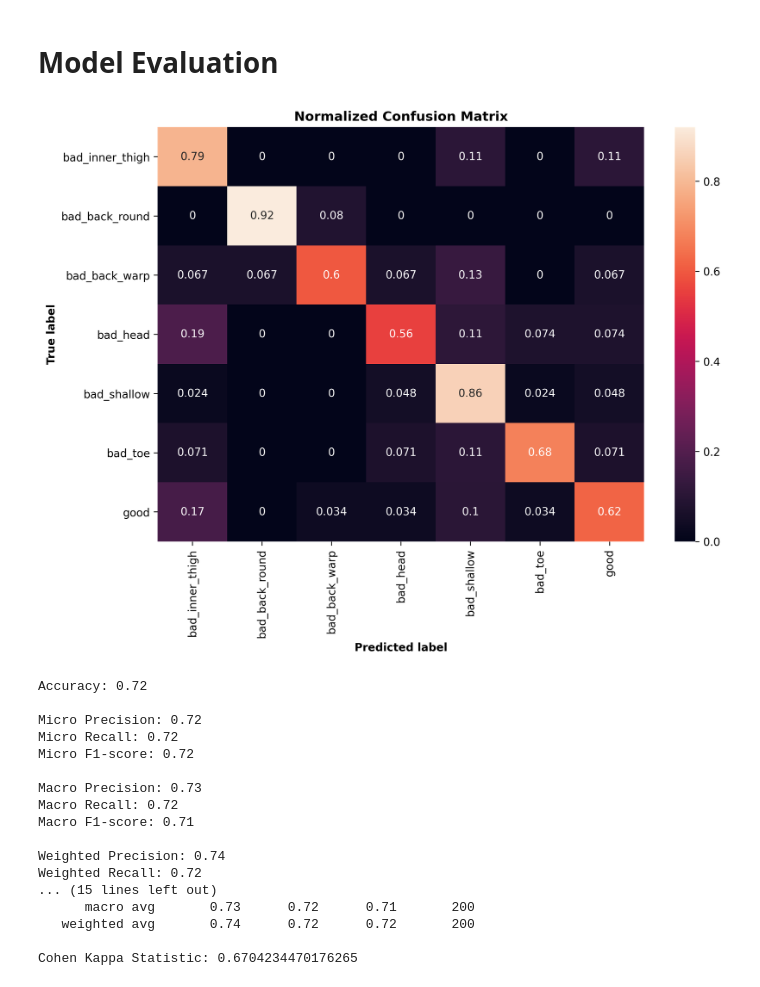
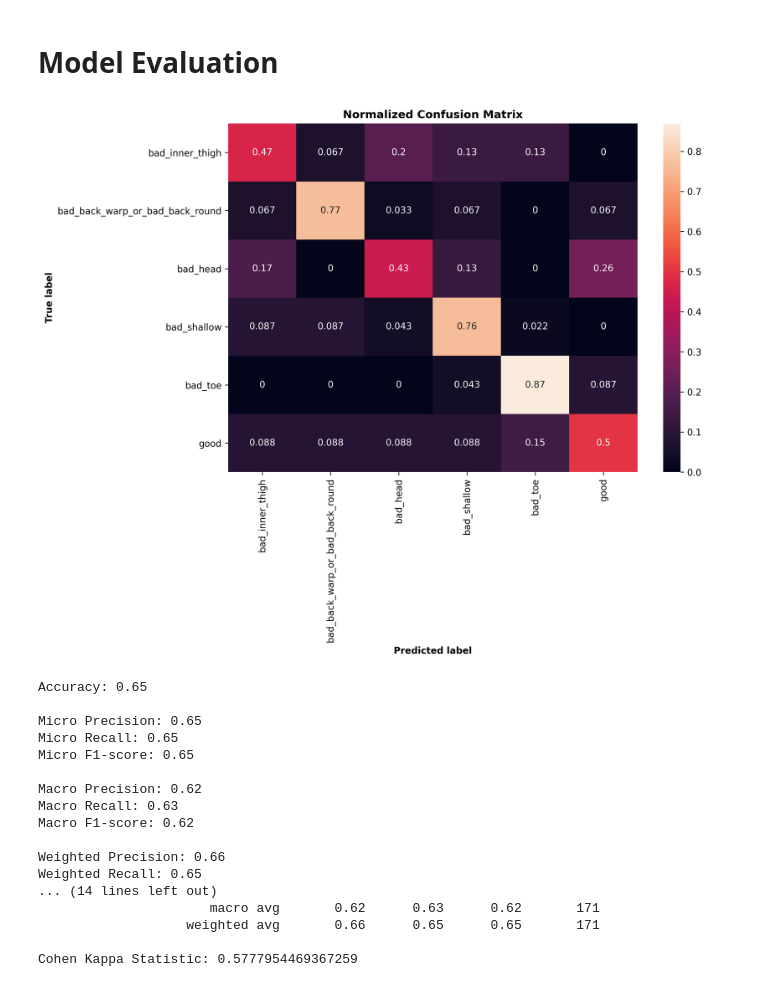
Before and after one commit to marissalee20/squat-analysis, a Jupyter notebook: ogata-model.ipynb, the cells around one changed output. Drawn from its saved outputs; the diff is of its cells as text; code cells hidden in the pictures.

```diff
--- a/ogata-model.ipynb
+++ b/ogata-model.ipynb
@@ -31,10 +36,10 @@ From preprocess-data.ipynb
 # %%
 train_dset = tf.data.experimental.load('../data/dsets/train_dset',(tf.TensorSpec(shape=(None, 300, 171), dtype=tf.float64, name=None),
- tf.TensorSpec(shape=(None, 7), dtype=tf.float32, name=None)))
+ tf.TensorSpec(shape=(None, 6), dtype=tf.float32, name=None)))
 val_dset = tf.data.experimental.load('../data/dsets/val_dset',(tf.TensorSpec(shape=(None, 300, 171), dtype=tf.float64, name=None),
- tf.TensorSpec(shape=(None, 7), dtype=tf.float32, name=None)))
+ tf.TensorSpec(shape=(None, 6), dtype=tf.float32, name=None)))
 test_dset = tf.data.experimental.load('../data/dsets/test_dset',(tf.TensorSpec(shape=(None, 300, 171), dtype=tf.float64, name=None),
- tf.TensorSpec(shape=(None, 7), dtype=tf.float32, name=None)))
+ tf.TensorSpec(shape=(None, 6), dtype=tf.float32, name=None)))
 # %%
 y_test = np.concatenate([y for x, y in test_dset], axis=0) # for model evaluation
 y_test = [np.where(r==1)[0][0] for r in y_test] # convert from one-hot to integer
@@ -86,7 +91,8 @@ x = tf.keras.layers.GlobalAveragePooling1D()(x)
 x = tf.keras.layers.Reshape((256,))(x)
 
 # # final layer
-x = tf.keras.layers.Dense(7, activation='softmax')(x)
+#x = tf.keras.layers.Dense(7, activation='softmax')(x)
+x = tf.keras.layers.Dense(6, activation='softmax')(x) #update!! If doing no combined classes, then have 7 outputs. If combining classes, see the nClasses var in pre-processing code to update!
 model_output = tf.keras.layers.Dropout(0.1)(x)
 
 model = tf.keras.Model(model_input, model_output, name="ogata_model")
@@ -196,58 +202,66 @@ import pandas as pd
 import matplotlib.pyplot as plt
 
 cm = confusion_matrix(y_test,y_pred, normalize = 'true') #true,pred
-display_labels = ['bad_inner_thigh', 'bad_back_round', 'bad_back_warp', 'bad_head', 'bad_shallow', 'bad_toe', 'good']
+
+##modify display labels!!! depending on which classes are being combined! see last cell of preprocessing notebook!
+#display_labels = ['bad_inner_thigh_or_bad_head', 'bad_back_round', 'bad_back_warp', 'bad_shallow', 'bad_toe', 'good'] #new labels for combined matrix (bad head and bad inner thigh combined)
+#display_labels = ['bad_inner_thigh', 'bad_back_round', 'bad_back_warp', 'bad_head_or_bad_toe', 'bad_shallow', 'good']
+#display_labels = ['bad_inner_thigh', 'bad_back_warp_or_bad_back_round', 'bad_head_or_bad_toe', 'bad_shallow', 'good']
+display_labels = ['bad_inner_thigh', 'bad_back_warp_or_bad_back_round', 'bad_head', 'bad_shallow', 'bad_toe', 'good']
+
+
+
 df_cm = pd.DataFrame(cm, index = display_labels, columns = display_labels)
 plt.figure(figsize=(10,7),dpi=300)
 #sn.set(font_scale=1.4) # for label size
 sn.heatmap(df_cm, annot=True) # font size #,annot_kws={"size": 16}
 plt.ylabel('True label', fontweight = 'bold')
 plt.xlabel('Predicted label', fontweight = 'bold')
 plt.title('Normalized Confusion Matrix', fontweight = 'bold')
 plt.show()
 
 #importing accuracy_score, precision_score, recall_score, f1_score
 print('\nAccuracy: {:.2f}\n'.format(accuracy_score(y_test, y_pred)))
 
 print('Micro Precision: {:.2f}'.format(precision_score(y_test, y_pred, average='micro')))
 print('Micro Recall: {:.2f}'.format(recall_score(y_test, y_pred, average='micro')))
 print('Micro F1-score: {:.2f}\n'.format(f1_score(y_test, y_pred, average='micro')))
 
 print('Macro Precision: {:.2f}'.format(precision_score(y_test, y_pred, average='macro')))
 print('Macro Recall: {:.2f}'.format(recall_score(y_test, y_pred, average='macro')))
 print('Macro F1-score: {:.2f}\n'.format(f1_score(y_test, y_pred, average='macro')))
 
 print('Weighted Precision: {:.2f}'.format(precision_score(y_test, y_pred, average='weighted')))
 print('Weighted Recall: {:.2f}'.format(recall_score(y_test, y_pred, average='weighted')))
 print('Weighted F1-score: {:.2f}'.format(f1_score(y_test, y_pred, average='weighted')))
 
 
 print('\nClassification Report\n')
-classification_rep = classification_report(y_test, y_pred, target_names=['bad_inner_thigh', 'bad_back_round', 'bad_back_warp', 'bad_head', 'bad_shallow', 'bad_toe', 'good'])
+classification_rep = classification_report(y_test, y_pred, target_names=display_labels)
 print(classification_rep)
 
 
 #Cohen Kappa Statistic
 print('Cohen Kappa Statistic:',cohen_kappa_score(y_test, y_pred, labels=None, weights=None, sample_weight=None))
 # %% [output]
-[figure, old version]
+[figure, new version]
-Accuracy: 0.72
+Accuracy: 0.65
 
-Micro Precision: 0.72
-Micro Recall: 0.72
-Micro F1-score: 0.72
+Micro Precision: 0.65
+Micro Recall: 0.65
+Micro F1-score: 0.65
 
-Macro Precision: 0.73
-Macro Recall: 0.72
-Macro F1-score: 0.71
+Macro Precision: 0.62
+Macro Recall: 0.63
+Macro F1-score: 0.62
 
-Weighted Precision: 0.74
-Weighted Recall: 0.72
-... (15 lines left out)
-      macro avg       0.73      0.72      0.71       200
-   weighted avg       0.74      0.72      0.72       200
+Weighted Precision: 0.66
+Weighted Recall: 0.65
+... (14 lines left out)
+                      macro avg       0.62      0.63      0.62       171
+                   weighted avg       0.66      0.65      0.65       171
 
-Cohen Kappa Statistic: 0.6704234470176265
+Cohen Kappa Statistic: 0.5777954469367259
 # %%
 # #TO DO: trying to output the classification report into a latex table format (some numbers get messed up due to gaps perhaps...will look more into this for final report)
 # classification_report = classification_report(y_test, y_pred, target_names=['bad_inner_thigh', 'bad_back_round', 'bad_back_warp', 'bad_head', 'bad_shallow', 'bad_toe', 'good'], output_dict = True)
```
Also changed, not shown: parts of 7 cells of this notebook, 1 other file.
